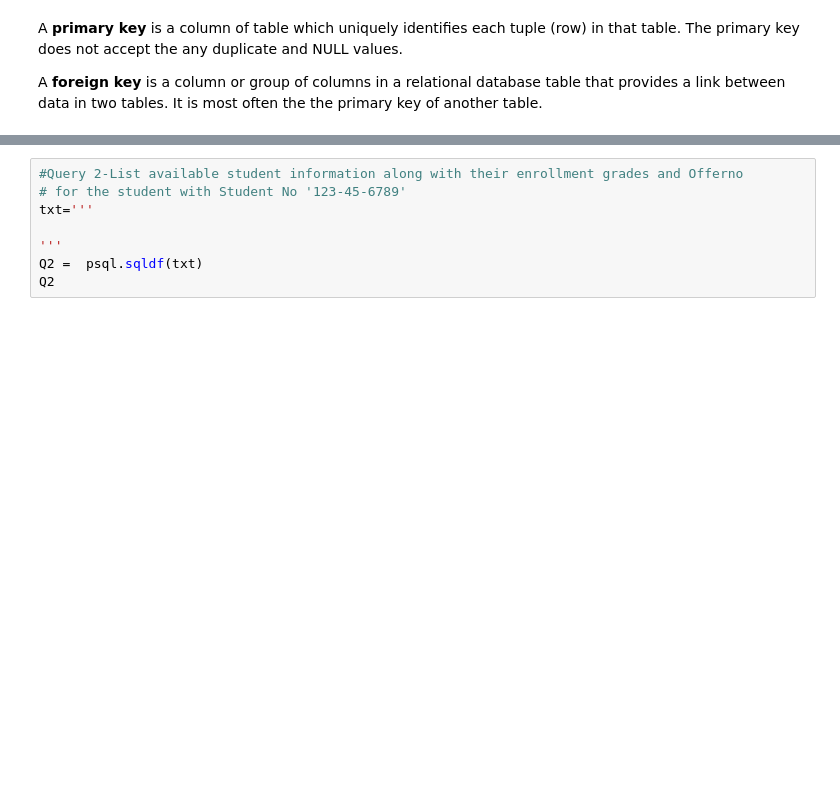
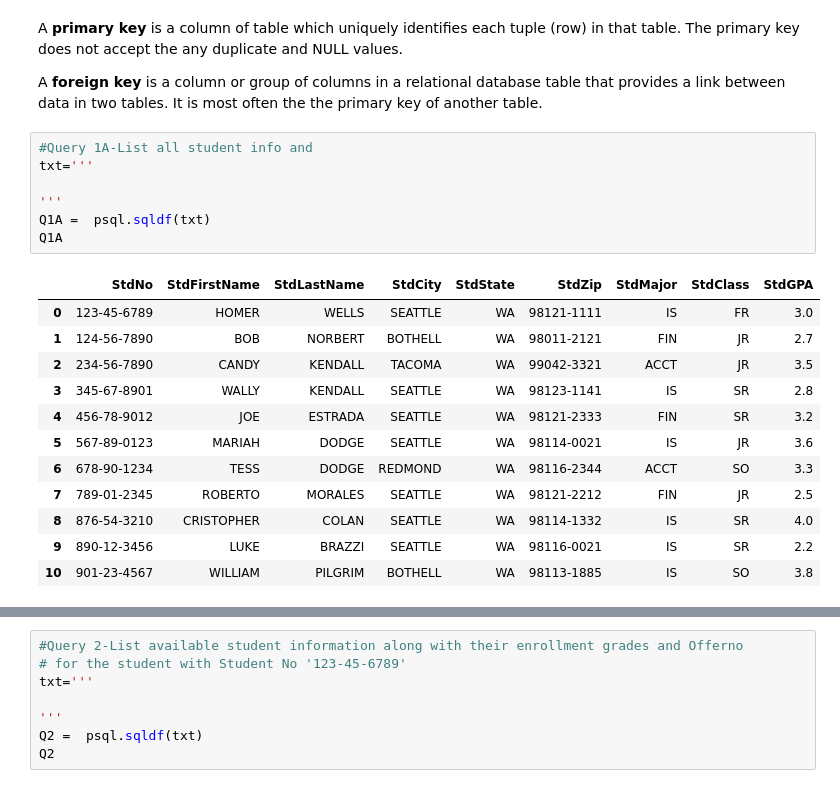
Before and after one commit to ogut77/MIS, a Jupyter notebook: MTBlank.ipynb, the cells around one changed output, grey strips where cells are left out. Drawn from its saved outputs; the diff is of its cells as text; blank space fills up the shorter version.

```diff
--- a/MTBlank.ipynb
+++ b/MTBlank.ipynb
@@ -38,3 +38,23 @@ A **primary key** is a column of table which uniquely identifies each tuple (row
 
 A **foreign key** is a column or group of columns in a relational database table that provides a link between data in two tables.
 It is most often the the primary key of another table.
+# %%
+#Query 1A-List all student info and
+txt='''
+
+'''
+Q1A =  psql.sqldf(txt)
+Q1A
+# %% [output]
+|  | StdNo | StdFirstName | StdLastName | StdCity | StdState | StdZip | StdMajor | StdClass | StdGPA |
+| 0 | 123-45-6789 | HOMER | WELLS | SEATTLE | WA | 98121-1111 | IS | FR | 3.0 |
+| 1 | 124-56-7890 | BOB | NORBERT | BOTHELL | WA | 98011-2121 | FIN | JR | 2.7 |
+| 2 | 234-56-7890 | CANDY | KENDALL | TACOMA | WA | 99042-3321 | ACCT | JR | 3.5 |
+| 3 | 345-67-8901 | WALLY | KENDALL | SEATTLE | WA | 98123-1141 | IS | SR | 2.8 |
+| 4 | 456-78-9012 | JOE | ESTRADA | SEATTLE | WA | 98121-2333 | FIN | SR | 3.2 |
+| 5 | 567-89-0123 | MARIAH | DODGE | SEATTLE | WA | 98114-0021 | IS | JR | 3.6 |
+| 6 | 678-90-1234 | TESS | DODGE | REDMOND | WA | 98116-2344 | ACCT | SO | 3.3 |
+| 7 | 789-01-2345 | ROBERTO | MORALES | SEATTLE | WA | 98121-2212 | FIN | JR | 2.5 |
+| 8 | 876-54-3210 | CRISTOPHER | COLAN | SEATTLE | WA | 98114-1332 | IS | SR | 4.0 |
+| 9 | 890-12-3456 | LUKE | BRAZZI | SEATTLE | WA | 98116-0021 | IS | SR | 2.2 |
+| 10 | 901-23-4567 | WILLIAM | PILGRIM | BOTHELL | WA | 98113-1885 | IS | SO | 3.8 |
```
Also changed, not shown: parts of 61 cells of this notebook.
